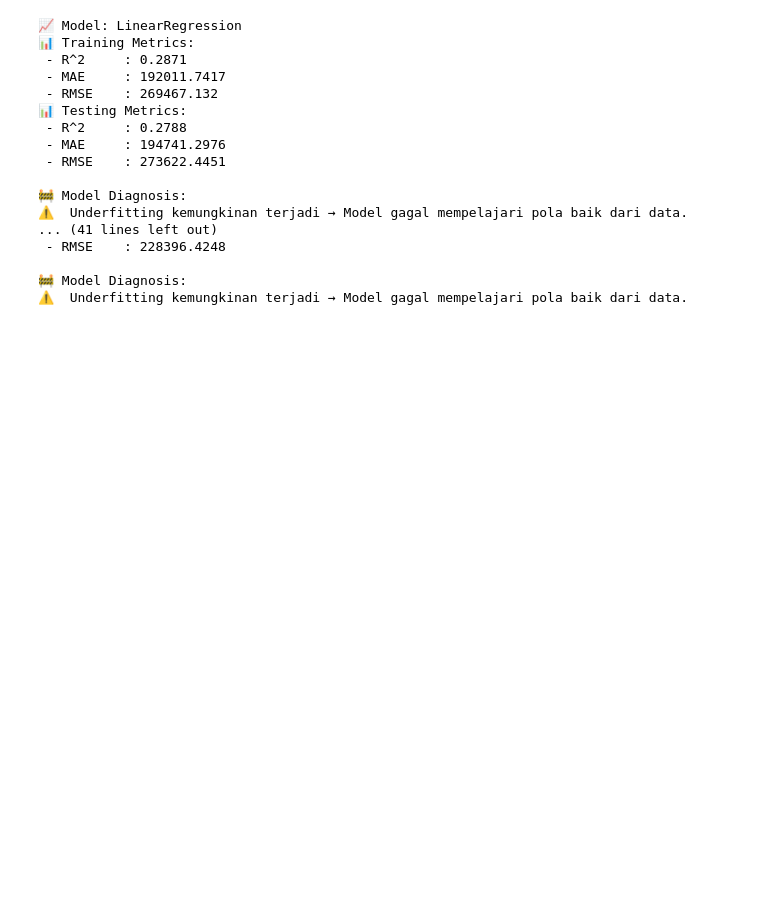
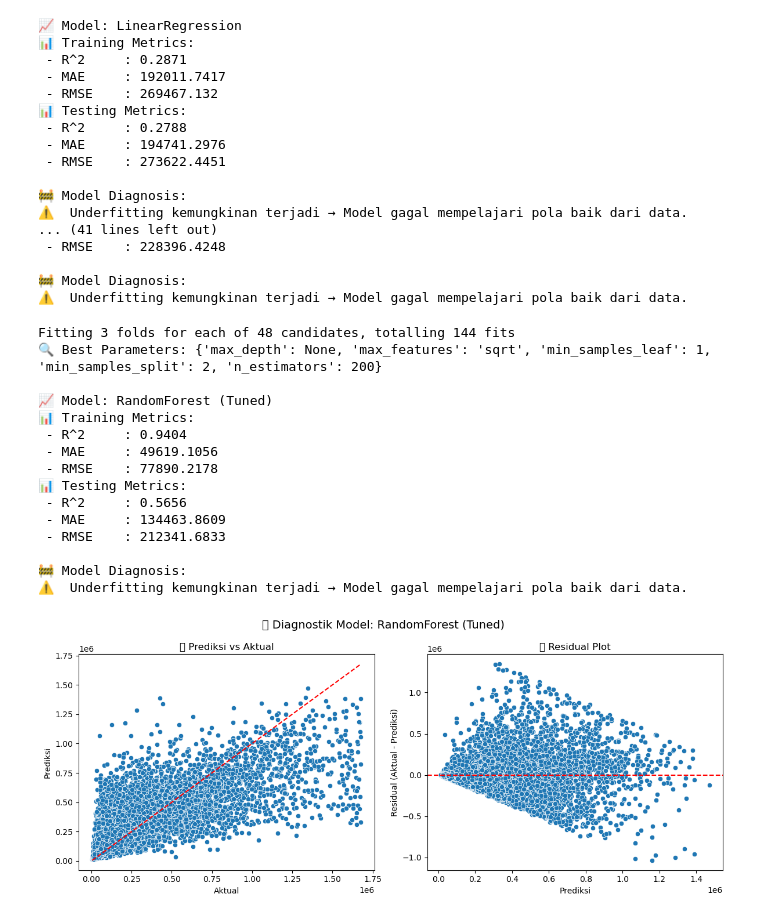
Before and after one commit to agirahmawandi/git_sl_2, a Jupyter notebook: Agi_Supervised_Learning.ipynb, the cells around one changed output. Drawn from its saved outputs; the diff is of its cells as text; code cells hidden in the pictures; blank space fills up the shorter version.

```diff
--- a/Agi_Supervised_Learning.ipynb
+++ b/Agi_Supervised_Learning.ipynb
@@ -547,3 +571,60 @@ for name, model in models.items():
 
 🚧 Model Diagnosis:
 ⚠️  Underfitting kemungkinan terjadi → Model gagal mempelajari pola baik dari data.
+# %%
+from sklearn.model_selection import GridSearchCV
+
+# ======================
+# 5. TUNING RANDOM FOREST
+# ======================
+
+param_grid = {
+    'n_estimators': [100, 200],
+    'max_depth': [10, 20, None],
+    'min_samples_split': [2, 5],
+    'min_samples_leaf': [1, 2],
+    'max_features': ['auto', 'sqrt']
+}
+
+# Buat model dasar
+rf = RandomForestRegressor(random_state=42)
+
+# Buat grid search
+grid_search = GridSearchCV(
+    estimator=rf,
+    param_grid=param_grid,
+    cv=3,
+    scoring='r2',
+    n_jobs=-1,
+    verbose=2
+)
+
+# Fit pada data training yang sudah distandarisasi
+grid_search.fit(xtrain_std, ytrain)
+
+# Tampilkan parameter terbaik
+print("🔍 Best Parameters:", grid_search.best_params_)
+
+# Model terbaik hasil tuning
+best_rf = grid_search.best_estimator_
+
+# Evaluasi ulang model yang dituning
+eval_model("RandomForest (Tuned)", best_rf, xtrain_std, ytrain, xtest_std, ytest)
+plot_diagnostics("RandomForest (Tuned)", best_rf, xtest_std, ytest)
+# %% [output]
+Fitting 3 folds for each of 48 candidates, totalling 144 fits
+🔍 Best Parameters: {'max_depth': None, 'max_features': 'sqrt', 'min_samples_leaf': 1, 'min_samples_split': 2, 'n_estimators': 200}
+
+📈 Model: RandomForest (Tuned)
+📊 Training Metrics:
+ - R^2     : 0.9404
+ - MAE     : 49619.1056
+ - RMSE    : 77890.2178
+📊 Testing Metrics:
+ - R^2     : 0.5656
+ - MAE     : 134463.8609
+ - RMSE    : 212341.6833
+
+🚧 Model Diagnosis:
+⚠️  Underfitting kemungkinan terjadi → Model gagal mempelajari pola baik dari data.
+[figure, added]
```
Also changed, not shown: parts of 1 cell of this notebook, 1 other file.
